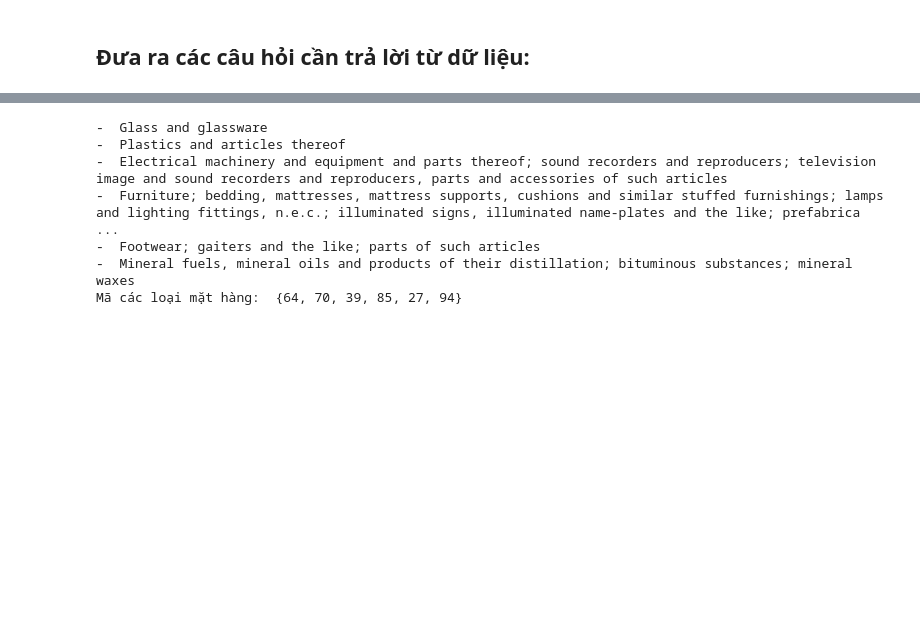
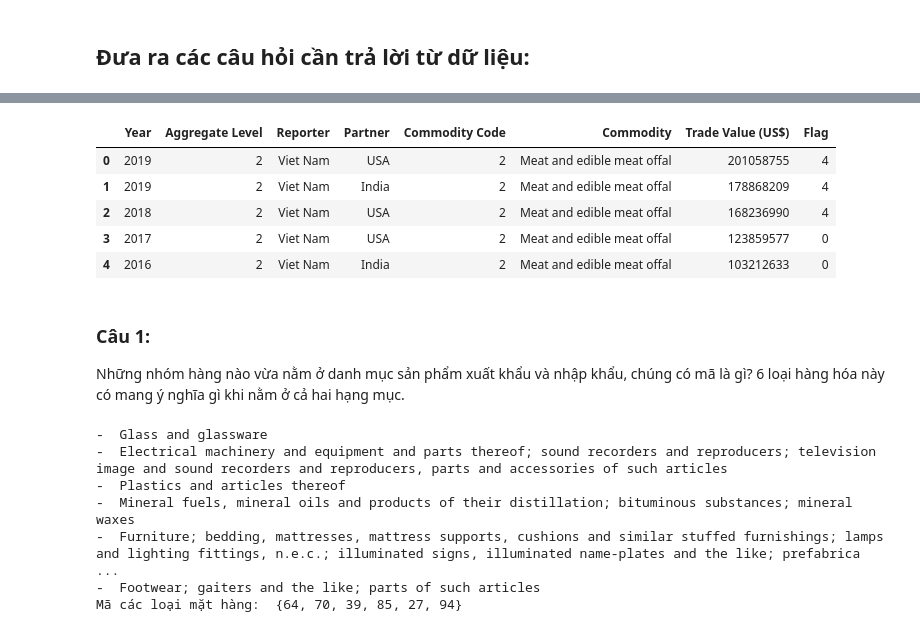
Before and after one commit to quangkhanh77/LTKHDL, a Jupyter notebook: 1712521-DuongHoangQuangKhanh.ipynb, the cells around one changed output, grey strips where cells are left out. Saved outputs shown, nothing was run; the diff lists cells and outputs as text; code cells hidden in the pictures; blank space fills up the shorter version.

```diff
--- a/1712521-DuongHoangQuangKhanh.ipynb
+++ b/1712521-DuongHoangQuangKhanh.ipynb
@@ -195,18 +209,32 @@ Dữ liệu ở cột **Trade Flow** chỉ có hai giá trị là 'X' và 'M' t
+# %%
+import_df = data[data["Trade Flow"] == 'M']
+import_df=import_df.drop(labels="Trade Flow", axis=1)
+import_df.head()
+# %% [output]
+|  | Year | Aggregate Level | Reporter | Partner | Commodity Code | Commodity | Trade Value (US$) | Flag |
+| 0 | 2019 | 2 | Viet Nam | USA | 2 | Meat and edible meat offal | 201058755 | 4 |
+| 1 | 2019 | 2 | Viet Nam | India | 2 | Meat and edible meat offal | 178868209 | 4 |
+| 2 | 2018 | 2 | Viet Nam | USA | 2 | Meat and edible meat offal | 168236990 | 4 |
+| 3 | 2017 | 2 | Viet Nam | USA | 2 | Meat and edible meat offal | 123859577 | 0 |
+| 4 | 2016 | 2 | Viet Nam | India | 2 | Meat and edible meat offal | 103212633 | 0 |
+# %% [markdown]
+### Câu 1:
+Những nhóm hàng nào vừa nằm ở danh mục sản phẩm xuất khẩu và nhập khẩu, chúng có mã là gì? 6 loại hàng hóa này có mang ý nghĩa gì khi nằm ở cả hai hạng mục.
 # %%
-ex_commodity_set = set(data[data["Trade Flow"]=='X']["Commodity"].unique())
-im_commodity_set = set(data[data["Trade Flow"]=='M']["Commodity"].unique())
+ex_commodity_set = set(export_df["Commodity"].unique())
+im_commodity_set = set(import_df["Commodity"].unique())
 intersect_commodity = ex_commodity_set.intersection(im_commodity_set)
 for i in intersect_commodity:
     print("- ", i)
-ex_commoditycode_set = set(data[data["Trade Flow"]=='X']["Commodity Code"].unique())
-im_commoditycode_set = set(data[data["Trade Flow"]=='M']["Commodity Code"].unique())
+ex_commoditycode_set = set(export_df["Commodity Code"].unique())
+im_commoditycode_set = set(import_df["Commodity Code"].unique())
 intersect_commoditycode = ex_commoditycode_set.intersection(im_commoditycode_set)
 print("Mã các loại mặt hàng: ",intersect_commoditycode)
 # %% [output]
 -  Glass and glassware
+-  Electrical machinery and equipment and parts thereof; sound recorders and reproducers; television image and sound recorders and reproducers, parts and accessories of such articles
 -  Plastics and articles thereof
--  Electrical machinery and equipment and parts thereof; sound recorders and reproducers; television image and sound recorders and reproducers, parts and accessories of such articles
+-  Mineral fuels, mineral oils and products of their distillation; bituminous substances; mineral waxes
 -  Furniture; bedding, mattresses, mattress supports, cushions and similar stuffed furnishings; lamps and lighting fittings, n.e.c.; illuminated signs, illuminated name-plates and the like; prefabrica ...
 -  Footwear; gaiters and the like; parts of such articles
--  Mineral fuels, mineral oils and products of their distillation; bituminous substances; mineral waxes
 Mã các loại mặt hàng:  {64, 70, 39, 85, 27, 94}
```
Also changed, not shown: parts of 6 cells of this notebook.
